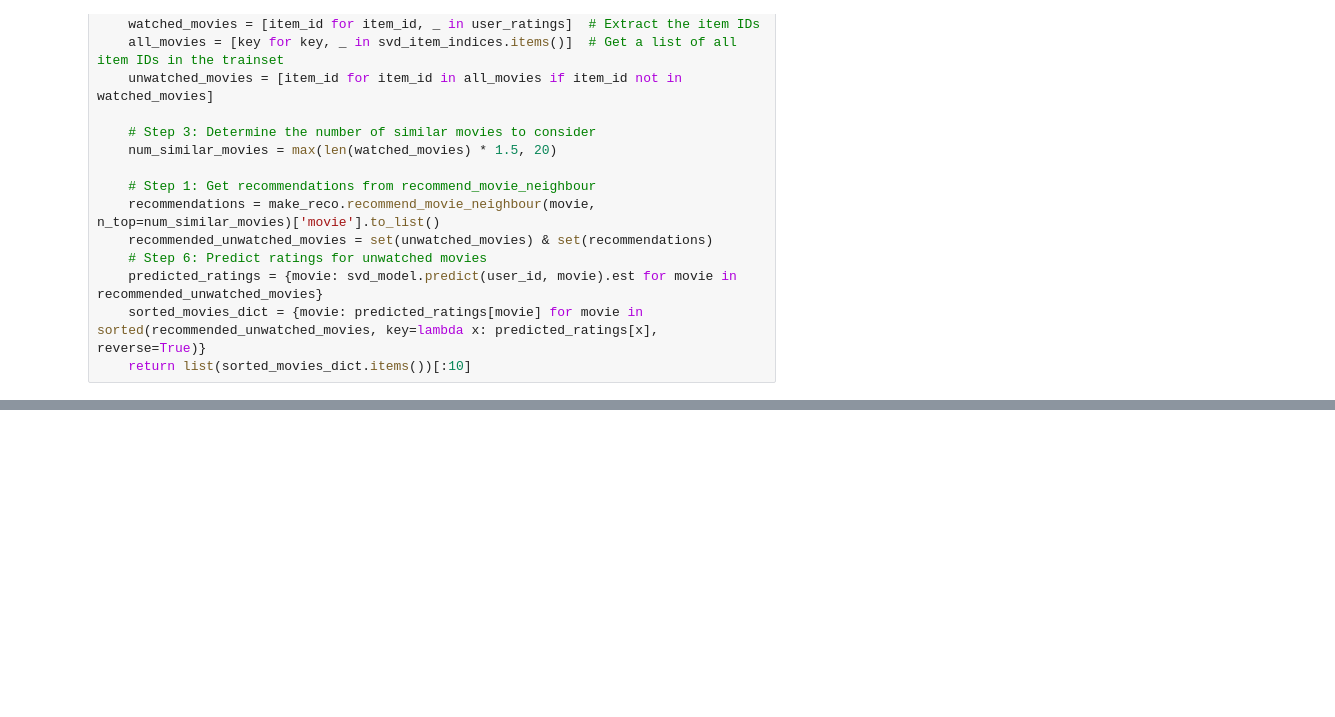
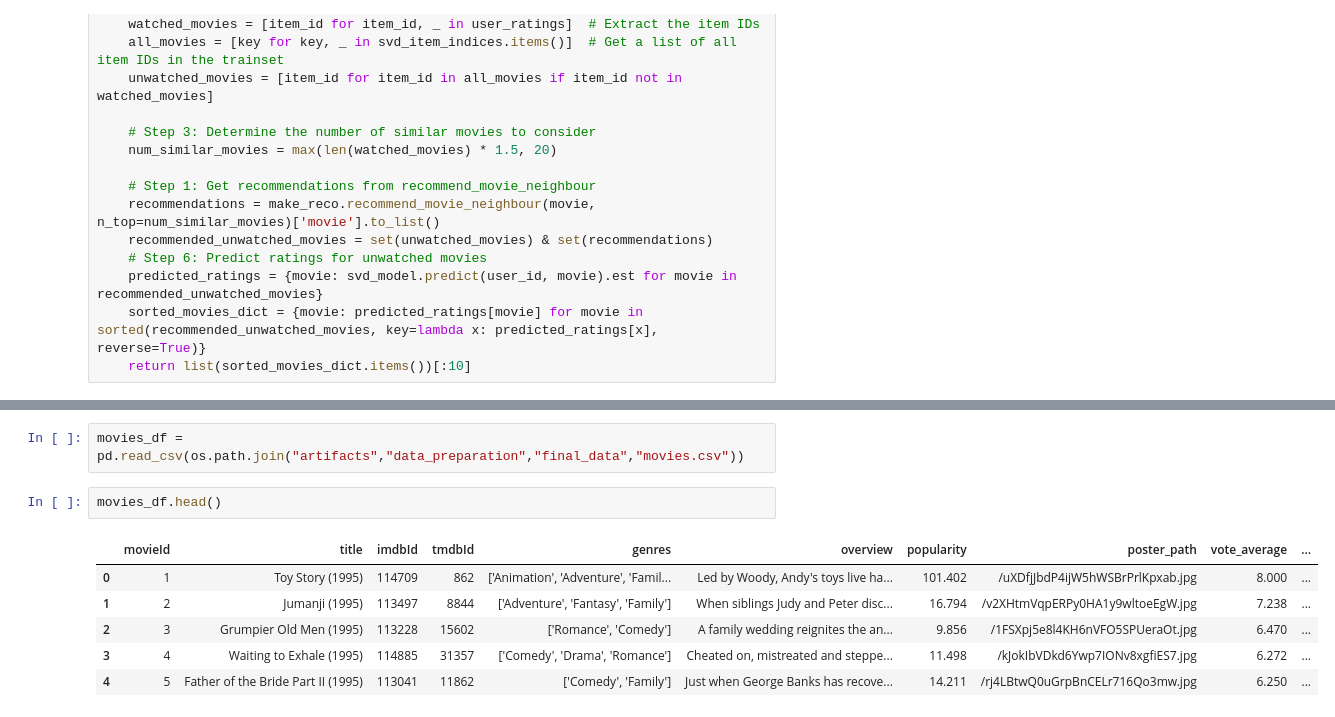
Before and after one commit to abhishek-jana/Movie-Recommendation-System, a Jupyter notebook: research/make_recommendation.ipynb, the cells around one changed output, grey strips where cells are left out. Drawn from its saved outputs; the diff is of its cells as text; blank space fills up the shorter version.

Commit message:
updated ratings and poster url function

```diff
--- a/research/make_recommendation.ipynb
+++ b/research/make_recommendation.ipynb
@@ -342,0 +378,11 @@ make_reco.recommend_similar_movie_user(user_id = 42, movie = 'Avengers, The (201
+# %%
+movies_df = pd.read_csv(os.path.join("artifacts","data_preparation","final_data","movies.csv"))
+# %%
+movies_df.head()
+# %% [output]
+|  | movieId | title | imdbId | tmdbId | genres | overview | popularity | poster_path | vote_average | ... |
+| 0 | 1 | Toy Story (1995) | 114709 | 862 | ['Animation', 'Adventure', 'Famil... | Led by Woody, Andy's toys live ha... | 101.402 | /uXDfjJbdP4ijW5hWSBrPrlKpxab.jpg | 8.000 | ... |
+| 1 | 2 | Jumanji (1995) | 113497 | 8844 | ['Adventure', 'Fantasy', 'Family'] | When siblings Judy and Peter disc... | 16.794 | /v2XHtmVqpERPy0HA1y9wltoeEgW.jpg | 7.238 | ... |
+| 2 | 3 | Grumpier Old Men (1995) | 113228 | 15602 | ['Romance', 'Comedy'] | A family wedding reignites the an... | 9.856 | /1FSXpj5e8l4KH6nVFO5SPUeraOt.jpg | 6.470 | ... |
+| 3 | 4 | Waiting to Exhale (1995) | 114885 | 31357 | ['Comedy', 'Drama', 'Romance'] | Cheated on, mistreated and steppe... | 11.498 | /kJokIbVDkd6Ywp7IONv8xgfiES7.jpg | 6.272 | ... |
+| 4 | 5 | Father of the Bride Part II (1995) | 113041 | 11862 | ['Comedy', 'Family'] | Just when George Banks has recove... | 14.211 | /rj4LBtwQ0uGrpBnCELr716Qo3mw.jpg | 6.250 | ... |
```
Also changed, not shown: parts of 15 cells of this notebook, 1 other file.
